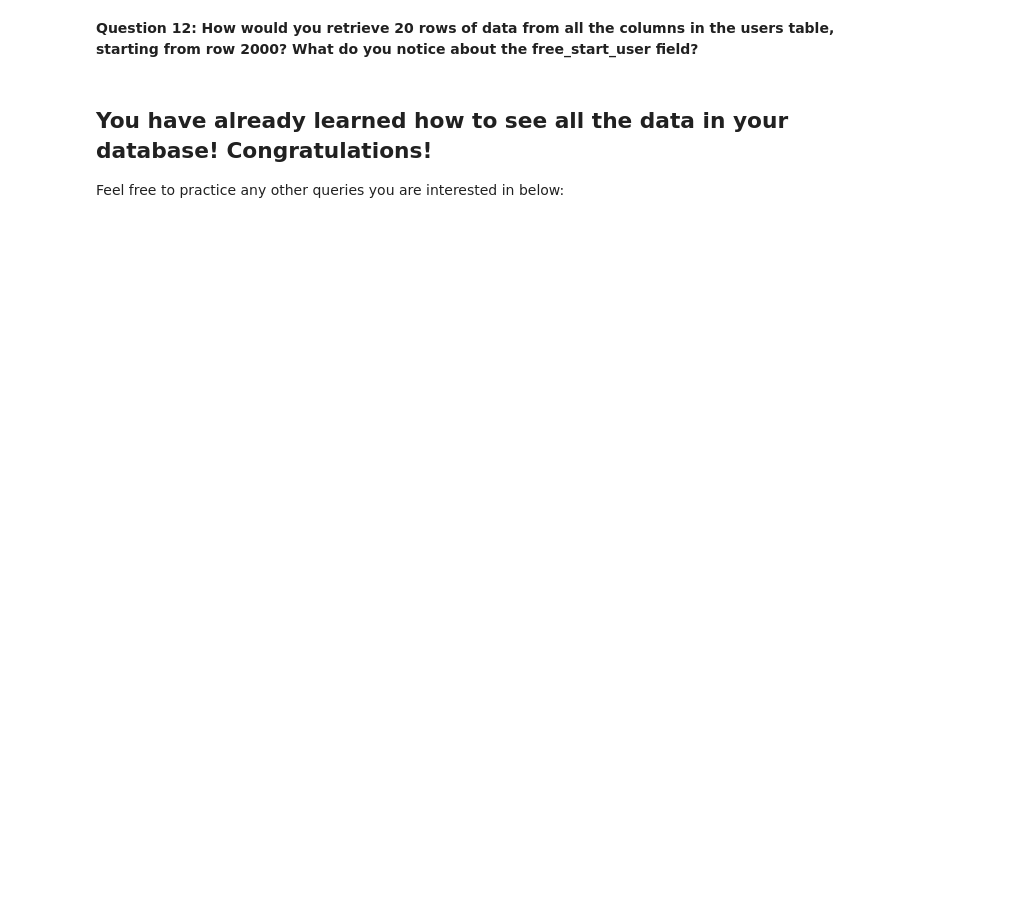
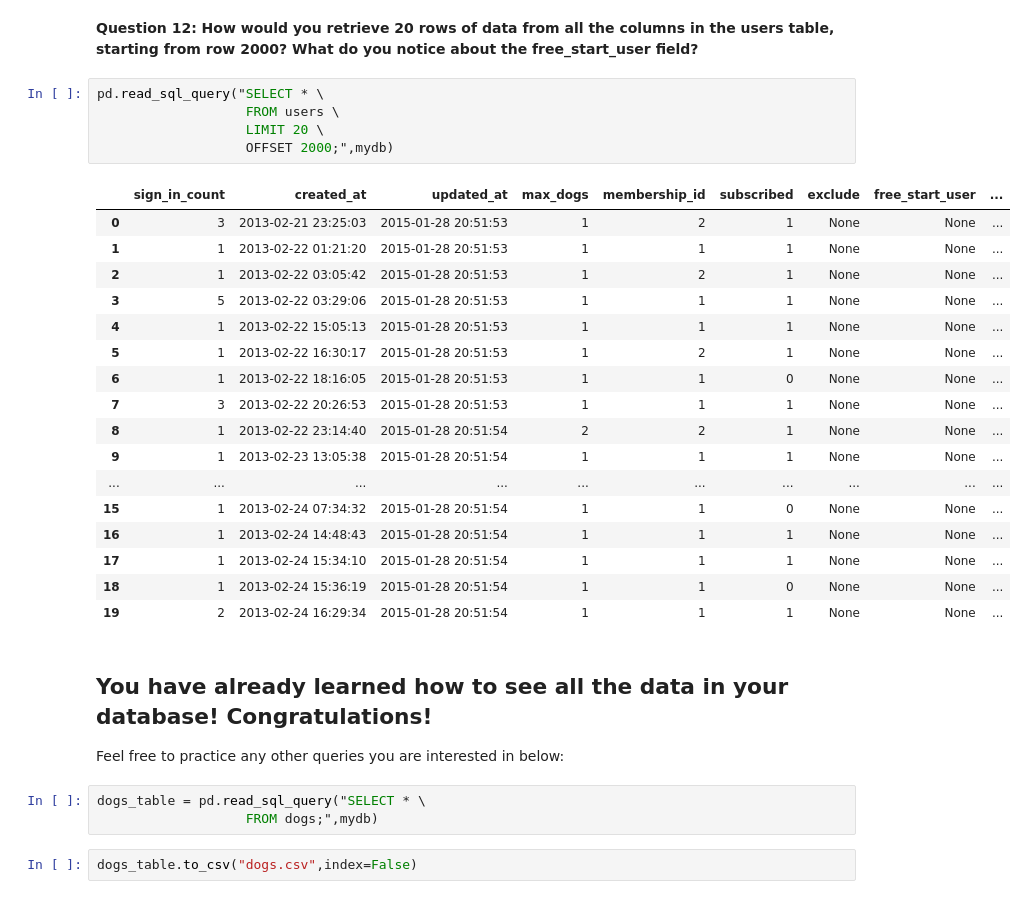
Before and after one commit to dennislamcv1/DukeExcelMySQL, a Jupyter notebook: Managing Big Data with MySQL/MySQL_Exercise_01_Looking_at_Your_Data.ipynb, the cells around one changed output. Drawn from its saved outputs; the diff is of its cells as text; blank space fills up the shorter version.

```diff
--- a/Managing Big Data with MySQL/MySQL_Exercise_01_Looking_at_Your_Data.ipynb
+++ b/Managing Big Data with MySQL/MySQL_Exercise_01_Looking_at_Your_Data.ipynb
@@ -398,6 +593,34 @@ FROM dogs LIMIT 5, 10;
 # %% [markdown]
 **Question 12: How would you retrieve 20 rows of data from all the columns in the users table, starting from row 2000?  What do you notice about the free_start_user field?**
+# %%
+pd.read_sql_query("SELECT * \
+                   FROM users \
+                   LIMIT 20 \
+                   OFFSET 2000;",mydb)
+# %% [output]
+|  | sign_in_count | created_at | updated_at | max_dogs | membership_id | subscribed | exclude | free_start_user | ... |
+| 0 | 3 | 2013-02-21 23:25:03 | 2015-01-28 20:51:53 | 1 | 2 | 1 | None | None | ... |
+| 1 | 1 | 2013-02-22 01:21:20 | 2015-01-28 20:51:53 | 1 | 1 | 1 | None | None | ... |
+| 2 | 1 | 2013-02-22 03:05:42 | 2015-01-28 20:51:53 | 1 | 2 | 1 | None | None | ... |
+| 3 | 5 | 2013-02-22 03:29:06 | 2015-01-28 20:51:53 | 1 | 1 | 1 | None | None | ... |
+| 4 | 1 | 2013-02-22 15:05:13 | 2015-01-28 20:51:53 | 1 | 1 | 1 | None | None | ... |
+| 5 | 1 | 2013-02-22 16:30:17 | 2015-01-28 20:51:53 | 1 | 2 | 1 | None | None | ... |
+| 6 | 1 | 2013-02-22 18:16:05 | 2015-01-28 20:51:53 | 1 | 1 | 0 | None | None | ... |
+| 7 | 3 | 2013-02-22 20:26:53 | 2015-01-28 20:51:53 | 1 | 1 | 1 | None | None | ... |
+| 8 | 1 | 2013-02-22 23:14:40 | 2015-01-28 20:51:54 | 2 | 2 | 1 | None | None | ... |
+| 9 | 1 | 2013-02-23 13:05:38 | 2015-01-28 20:51:54 | 1 | 1 | 1 | None | None | ... |
+| ... | ... | ... | ... | ... | ... | ... | ... | ... | ... |
+| 15 | 1 | 2013-02-24 07:34:32 | 2015-01-28 20:51:54 | 1 | 1 | 0 | None | None | ... |
+| 16 | 1 | 2013-02-24 14:48:43 | 2015-01-28 20:51:54 | 1 | 1 | 1 | None | None | ... |
+| 17 | 1 | 2013-02-24 15:34:10 | 2015-01-28 20:51:54 | 1 | 1 | 1 | None | None | ... |
+| 18 | 1 | 2013-02-24 15:36:19 | 2015-01-28 20:51:54 | 1 | 1 | 0 | None | None | ... |
+| 19 | 2 | 2013-02-24 16:29:34 | 2015-01-28 20:51:54 | 1 | 1 | 1 | None | None | ... |
 # %% [markdown]
 ## You have already learned how to see all the data in your database!  Congratulations!
 
 Feel free to practice any other queries you are interested in below:
+# %%
+dogs_table = pd.read_sql_query("SELECT * \
+                   FROM dogs;",mydb)
+# %%
+dogs_table.to_csv("dogs.csv",index=False)
```
Also changed, not shown: parts of 32 cells of this notebook, 1 other file.
